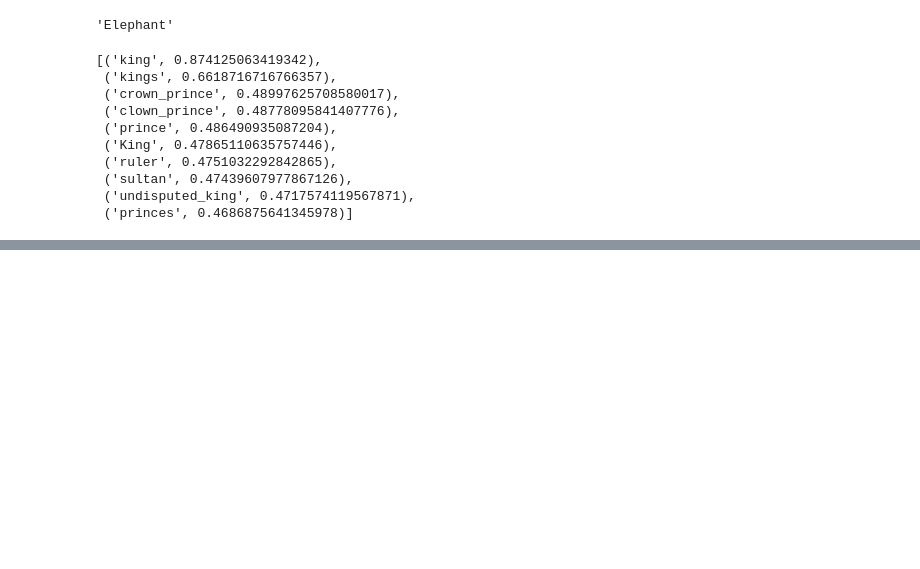
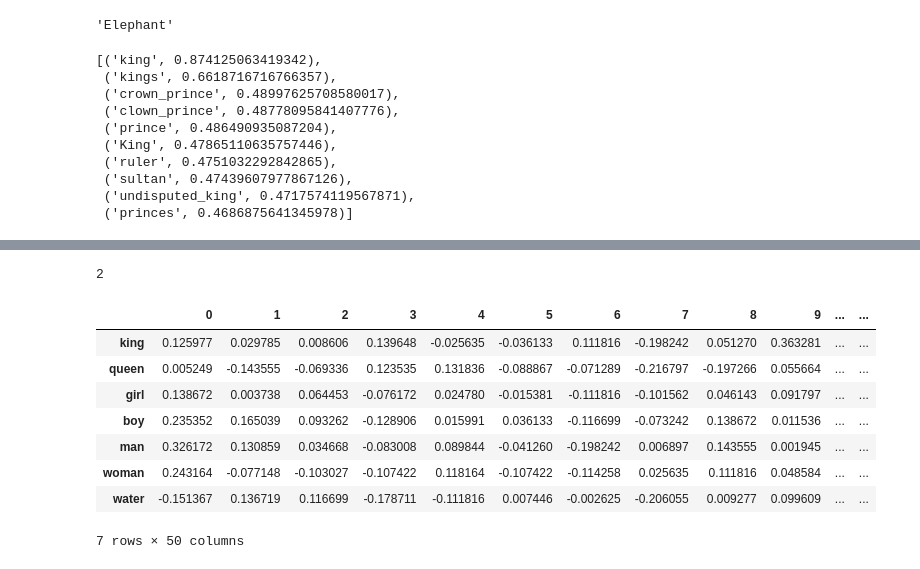
Before and after one commit to Hemanthg20-AI/Word2Vec_Google_Pre_trained_model_1, a Jupyter notebook: Word2Vec_Google_Pre_trained_model.ipynb, the cells around one changed output, grey strips where cells are left out. Drawn from its saved outputs; the diff is of its cells as text; code cells hidden in the pictures; blank space fills up the shorter version.

```diff
--- a/Word2Vec_Google_Pre_trained_model.ipynb
+++ b/Word2Vec_Google_Pre_trained_model.ipynb
@@ -212,0 +230,5 @@ model.most_similar([vec])
+# %%
+embeddings
+numpy.ndim(embeddings)
+# %% [output]
+2
@@ -212,0 +237,12 @@ model.most_similar([vec])
+# %%
+df
+# %% [output]
+|  | 0 | 1 | 2 | 3 | 4 | 5 | 6 | 7 | 8 | 9 | ... | ... |
+| king | 0.125977 | 0.029785 | 0.008606 | 0.139648 | -0.025635 | -0.036133 | 0.111816 | -0.198242 | 0.051270 | 0.363281 | ... | ... |
+| queen | 0.005249 | -0.143555 | -0.069336 | 0.123535 | 0.131836 | -0.088867 | -0.071289 | -0.216797 | -0.197266 | 0.055664 | ... | ... |
+| girl | 0.138672 | 0.003738 | 0.064453 | -0.076172 | 0.024780 | -0.015381 | -0.111816 | -0.101562 | 0.046143 | 0.091797 | ... | ... |
+| boy | 0.235352 | 0.165039 | 0.093262 | -0.128906 | 0.015991 | 0.036133 | -0.116699 | -0.073242 | 0.138672 | 0.011536 | ... | ... |
+| man | 0.326172 | 0.130859 | 0.034668 | -0.083008 | 0.089844 | -0.041260 | -0.198242 | 0.006897 | 0.143555 | 0.001945 | ... | ... |
+| woman | 0.243164 | -0.077148 | -0.103027 | -0.107422 | 0.118164 | -0.107422 | -0.114258 | 0.025635 | 0.111816 | 0.048584 | ... | ... |
+| water | -0.151367 | 0.136719 | 0.116699 | -0.178711 | -0.111816 | 0.007446 | -0.002625 | -0.206055 | 0.009277 | 0.099609 | ... | ... |
+7 rows × 50 columns
```
Also changed, not shown: parts of 12 cells of this notebook.
